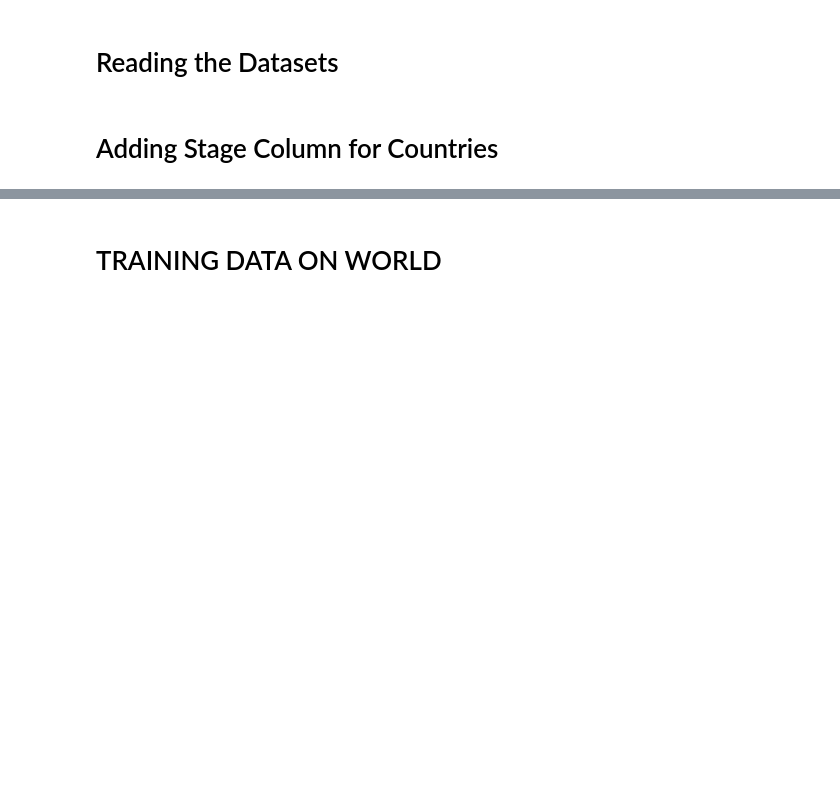
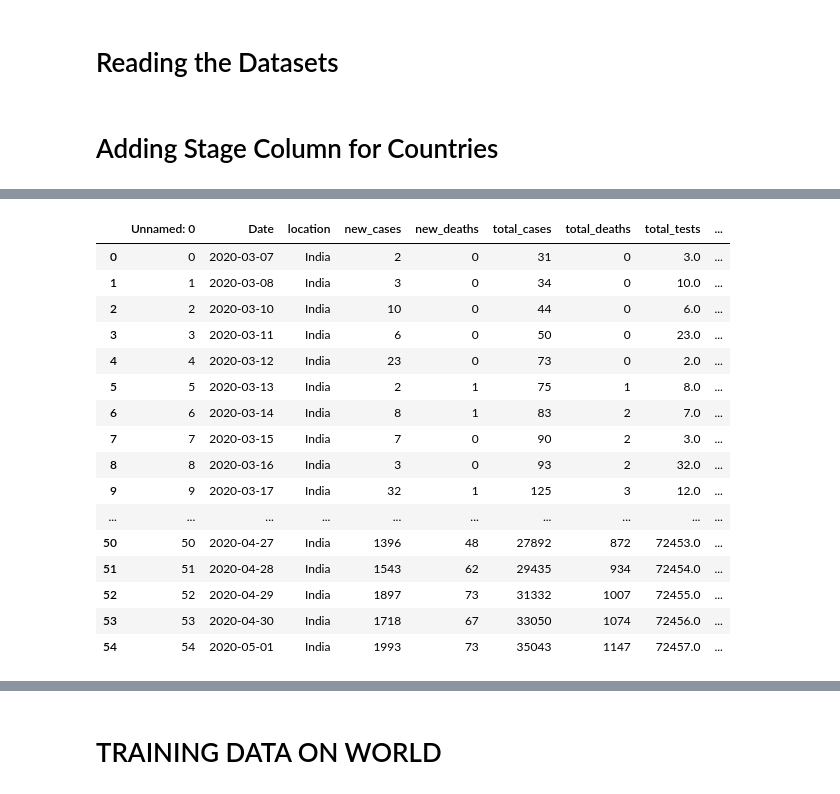
Before and after one commit to prerit1998jain/Pandemic-Forecasting-using-Time-dependent-SIRD-and-Poisson-Regression, a Jupyter notebook: Poisson Regression (Generalised Across Countries).ipynb, the cells around one changed output, grey strips where cells are left out. Saved outputs shown, nothing was run; the diff lists cells and outputs as text; code cells hidden in the pictures; blank space fills up the shorter version.

```diff
--- a/Poisson Regression (Generalised Across Countries).ipynb
+++ b/Poisson Regression (Generalised Across Countries).ipynb
@@ -93,3 +93,23 @@ plot_data(India, 'norm_cases')
+# %%
+India
+# %% [output]
+|  | Unnamed: 0 | Date | location | new_cases | new_deaths | total_cases | total_deaths | total_tests | ... |
+| 0 | 0 | 2020-03-07 | India | 2 | 0 | 31 | 0 | 3.0 | ... |
+| 1 | 1 | 2020-03-08 | India | 3 | 0 | 34 | 0 | 10.0 | ... |
+| 2 | 2 | 2020-03-10 | India | 10 | 0 | 44 | 0 | 6.0 | ... |
+| 3 | 3 | 2020-03-11 | India | 6 | 0 | 50 | 0 | 23.0 | ... |
+| 4 | 4 | 2020-03-12 | India | 23 | 0 | 73 | 0 | 2.0 | ... |
+| 5 | 5 | 2020-03-13 | India | 2 | 1 | 75 | 1 | 8.0 | ... |
+| 6 | 6 | 2020-03-14 | India | 8 | 1 | 83 | 2 | 7.0 | ... |
+| 7 | 7 | 2020-03-15 | India | 7 | 0 | 90 | 2 | 3.0 | ... |
+| 8 | 8 | 2020-03-16 | India | 3 | 0 | 93 | 2 | 32.0 | ... |
+| 9 | 9 | 2020-03-17 | India | 32 | 1 | 125 | 3 | 12.0 | ... |
+| ... | ... | ... | ... | ... | ... | ... | ... | ... | ... |
+| 50 | 50 | 2020-04-27 | India | 1396 | 48 | 27892 | 872 | 72453.0 | ... |
+| 51 | 51 | 2020-04-28 | India | 1543 | 62 | 29435 | 934 | 72454.0 | ... |
+| 52 | 52 | 2020-04-29 | India | 1897 | 73 | 31332 | 1007 | 72455.0 | ... |
+| 53 | 53 | 2020-04-30 | India | 1718 | 67 | 33050 | 1074 | 72456.0 | ... |
+| 54 | 54 | 2020-05-01 | India | 1993 | 73 | 35043 | 1147 | 72457.0 | ... |
 # %%
 plot_data(Austria, 'norm_cases')
 # %% [output]
```
Also changed, not shown: parts of 18 cells of this notebook, 10 other files.
